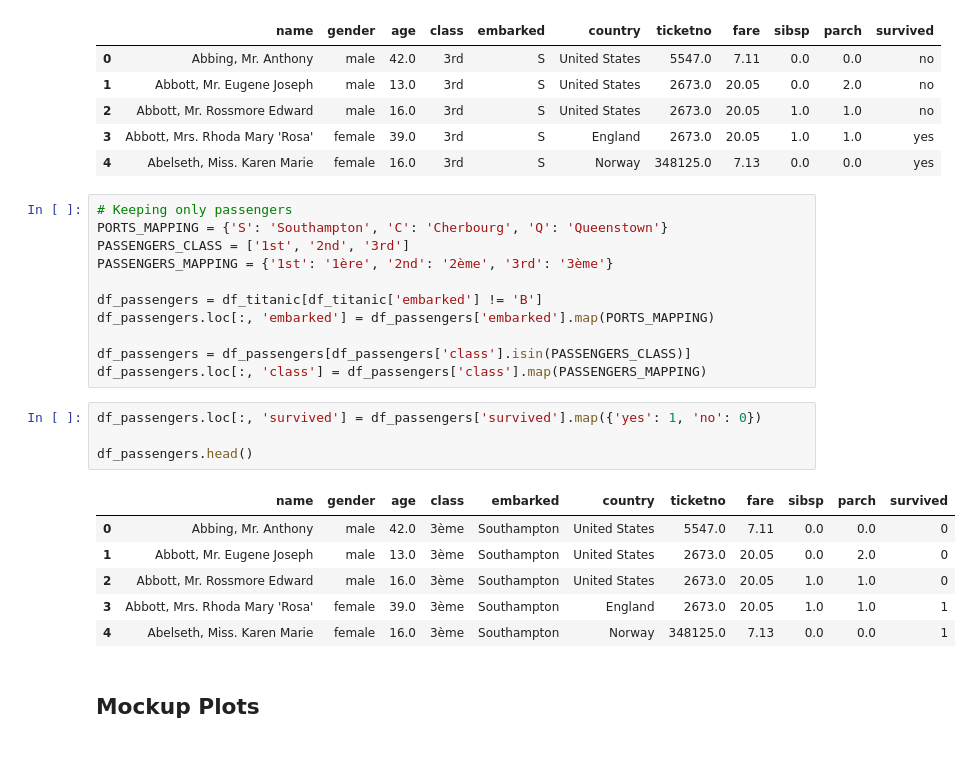
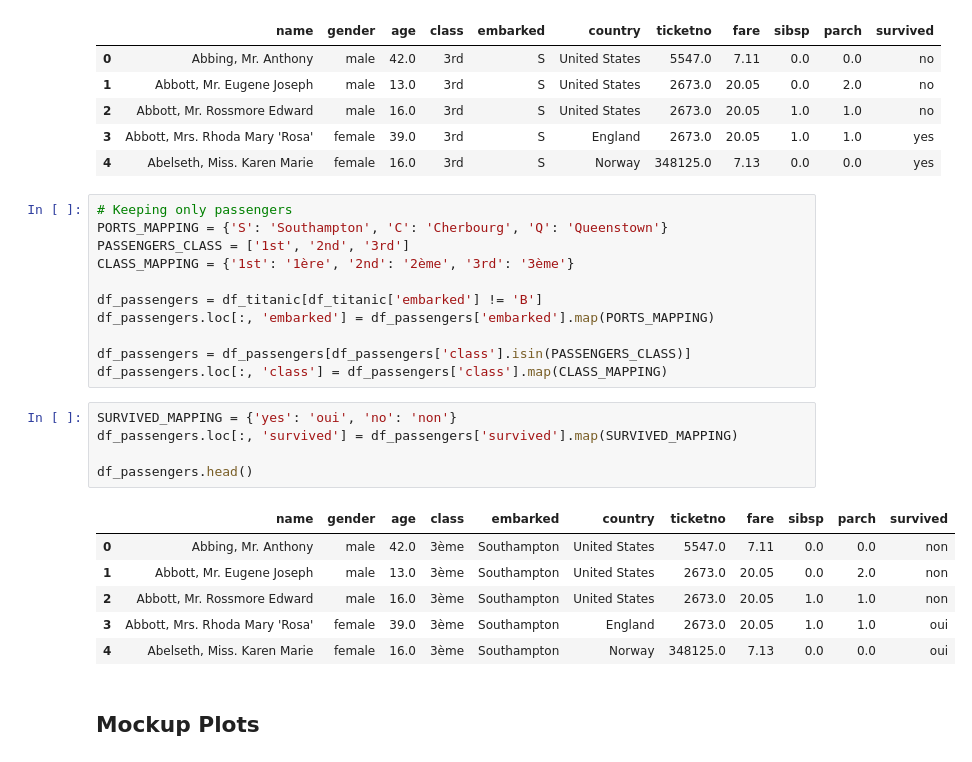
Before and after one commit to jaunewick/inf8808-projet-h25, a Jupyter notebook: mockup.ipynb, the cells around one changed output. Cells and saved outputs as stored; diff of their text form.

Commit message:
Refactor `survived` to {oui, non}

```diff
--- a/mockup.ipynb
+++ b/mockup.ipynb
@@ -24,24 +24,25 @@ df_titanic.head()
 # Keeping only passengers
 PORTS_MAPPING = {'S': 'Southampton', 'C': 'Cherbourg', 'Q': 'Queenstown'}
 PASSENGERS_CLASS = ['1st', '2nd', '3rd']
-PASSENGERS_MAPPING = {'1st': '1ère', '2nd': '2ème', '3rd': '3ème'}
+CLASS_MAPPING = {'1st': '1ère', '2nd': '2ème', '3rd': '3ème'}
 
 df_passengers = df_titanic[df_titanic['embarked'] != 'B']
 df_passengers.loc[:, 'embarked'] = df_passengers['embarked'].map(PORTS_MAPPING)
 
 df_passengers = df_passengers[df_passengers['class'].isin(PASSENGERS_CLASS)]
-df_passengers.loc[:, 'class'] = df_passengers['class'].map(PASSENGERS_MAPPING)
+df_passengers.loc[:, 'class'] = df_passengers['class'].map(CLASS_MAPPING)
 # %%
-df_passengers.loc[:, 'survived'] = df_passengers['survived'].map({'yes': 1, 'no': 0})
+SURVIVED_MAPPING = {'yes': 'oui', 'no': 'non'}
+df_passengers.loc[:, 'survived'] = df_passengers['survived'].map(SURVIVED_MAPPING)
 
 df_passengers.head()
 # %% [output]
 |  | name | gender | age | class | embarked | country | ticketno | fare | sibsp | parch | survived |
-| 0 | Abbing, Mr. Anthony | male | 42.0 | 3ème | Southampton | United States | 5547.0 | 7.11 | 0.0 | 0.0 | 0 |
-| 1 | Abbott, Mr. Eugene Joseph | male | 13.0 | 3ème | Southampton | United States | 2673.0 | 20.05 | 0.0 | 2.0 | 0 |
-| 2 | Abbott, Mr. Rossmore Edward | male | 16.0 | 3ème | Southampton | United States | 2673.0 | 20.05 | 1.0 | 1.0 | 0 |
-| 3 | Abbott, Mrs. Rhoda Mary 'Rosa' | female | 39.0 | 3ème | Southampton | England | 2673.0 | 20.05 | 1.0 | 1.0 | 1 |
-| 4 | Abelseth, Miss. Karen Marie | female | 16.0 | 3ème | Southampton | Norway | 348125.0 | 7.13 | 0.0 | 0.0 | 1 |
+| 0 | Abbing, Mr. Anthony | male | 42.0 | 3ème | Southampton | United States | 5547.0 | 7.11 | 0.0 | 0.0 | non |
+| 1 | Abbott, Mr. Eugene Joseph | male | 13.0 | 3ème | Southampton | United States | 2673.0 | 20.05 | 0.0 | 2.0 | non |
+| 2 | Abbott, Mr. Rossmore Edward | male | 16.0 | 3ème | Southampton | United States | 2673.0 | 20.05 | 1.0 | 1.0 | non |
+| 3 | Abbott, Mrs. Rhoda Mary 'Rosa' | female | 39.0 | 3ème | Southampton | England | 2673.0 | 20.05 | 1.0 | 1.0 | oui |
+| 4 | Abelseth, Miss. Karen Marie | female | 16.0 | 3ème | Southampton | Norway | 348125.0 | 7.13 | 0.0 | 0.0 | oui |
 # %% [markdown]
 ## Mockup Plots
 # %%
```
Also changed, not shown: parts of 1 cell of this notebook.
